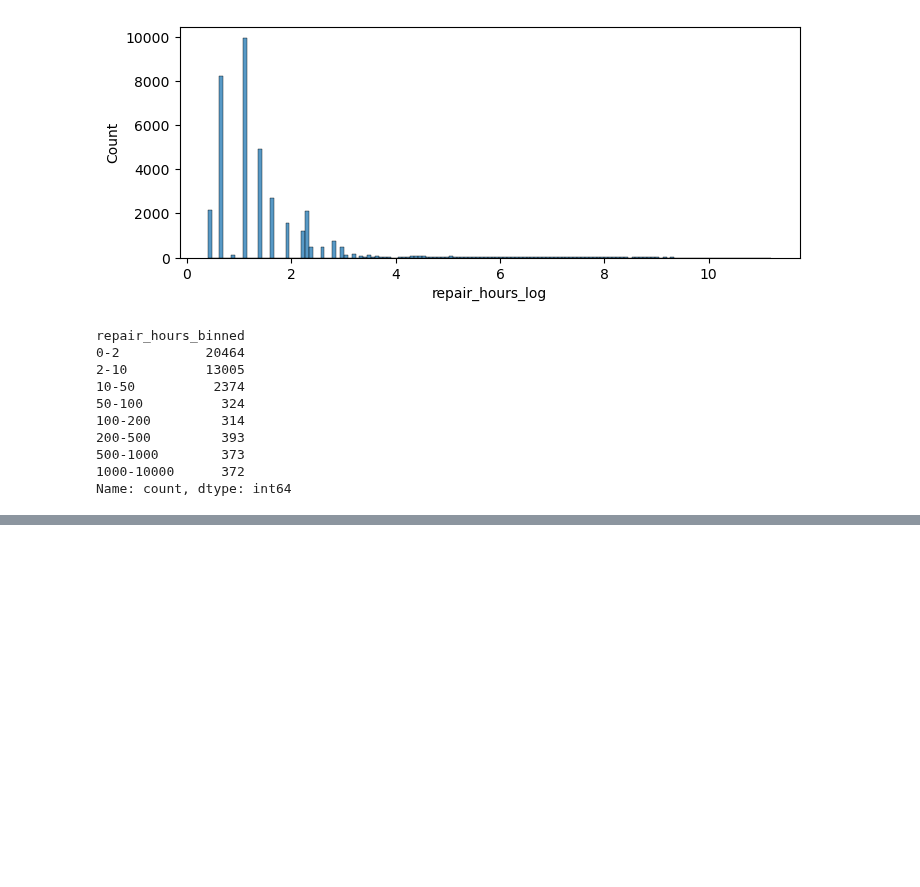
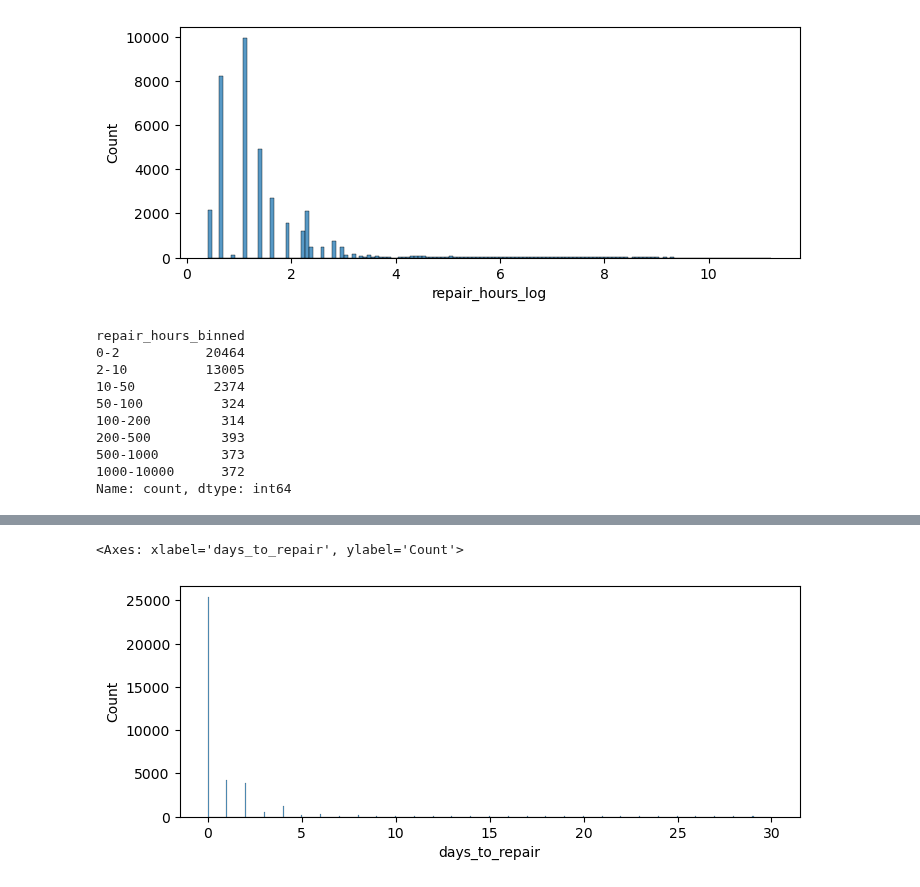
Before and after one commit to sergiimakhin/Redi, a Jupyter notebook: ClassificationChallenge/binary_classification.ipynb, the cells around one changed output, grey strips where cells are left out. Saved outputs shown, nothing was run; the diff lists cells and outputs as text; code cells hidden in the pictures; blank space fills up the shorter version.

```diff
--- a/ClassificationChallenge/binary_classification.ipynb
+++ b/ClassificationChallenge/binary_classification.ipynb
@@ -642,0 +849,3 @@ df.select_dtypes('number').describe().T
+# %%
+# One-hot encode the fuel_type feature
+df = pd.get_dummies(df, columns=['fuel_type'], prefix='fuel_type', drop_first=True)
@@ -642,0 +873,3 @@ df.select_dtypes('number').describe().T
+# %%
+# the feature has a lot of whitespaces, let's stip it
+df['issue'] = df['issue'].apply(lambda x: x.strip())
@@ -642,0 +897,26 @@ df.select_dtypes('number').describe().T
+# %%
+# replace whitespaces with underscores in the issue values
+df['issue'] = df['issue'].str.replace(' ', '_')
+
+# One-hot encode the issue feature
+df = pd.get_dummies(df, columns=['issue'], prefix='issue', drop_first=True)
+# %%
+# The last two features are 'breakdown_date' and 'repair_date'
+# Let's combine them into one feature 'repair_duration' which will represent the time between breakdown and repair
+
+# Convert the date columns to datetime
+df['breakdown_date'] = pd.to_datetime(df['breakdown_date'])
+df['repair_date'] = pd.to_datetime(df['repair_date'])
+
+# Calculate the number of days between repair_date and breakdown_date
+df['days_to_repair'] = (df['repair_date'] - df['breakdown_date']).dt.days
+
+# Drop the original date columns
+df = df.drop(['breakdown_date', 'repair_date'], axis=1)
+# %%
+# Visualize the distribution of the 'days_to_repair' feature
+plt.figure(figsize=(8, 3))
+sns.histplot(df['days_to_repair'])
+# %% [output]
+<Axes: xlabel='days_to_repair', ylabel='Count'>
+[figure, added]
```
Also changed, not shown: parts of 31 cells of this notebook.
